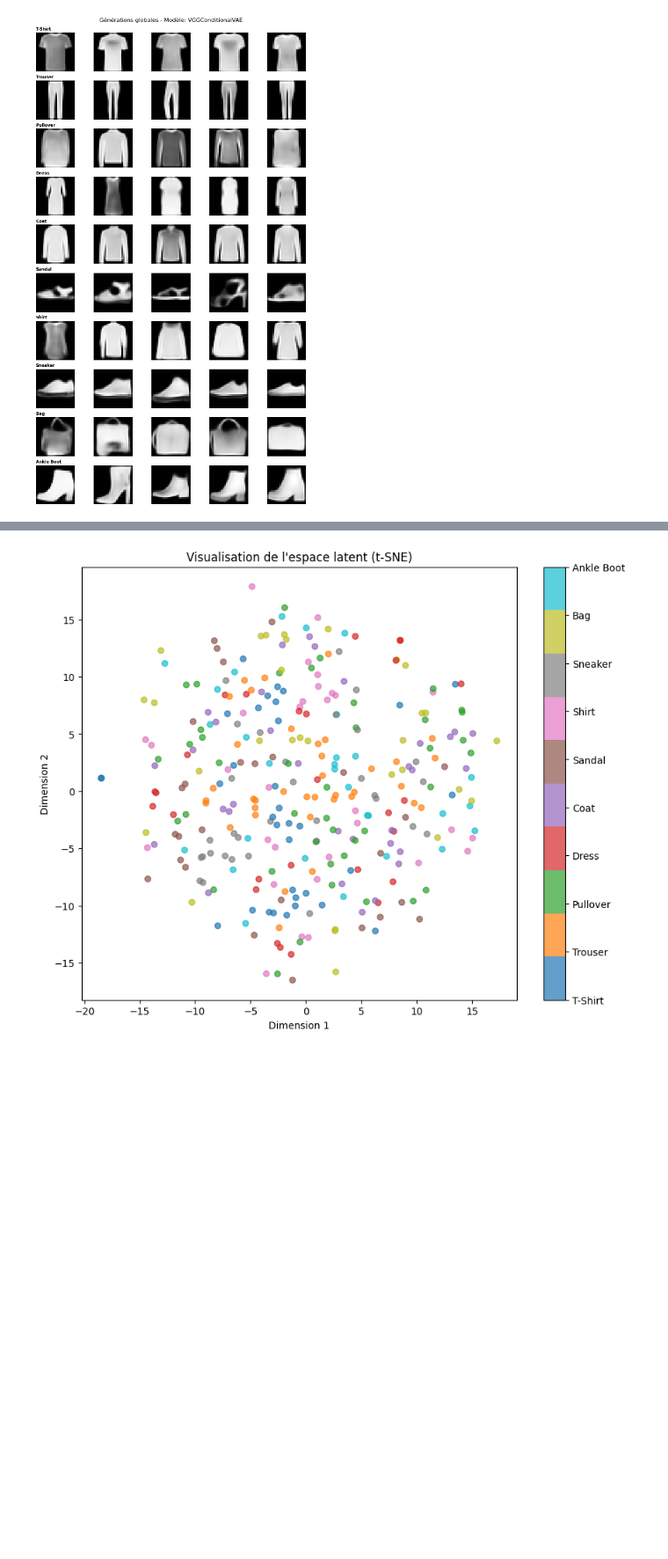
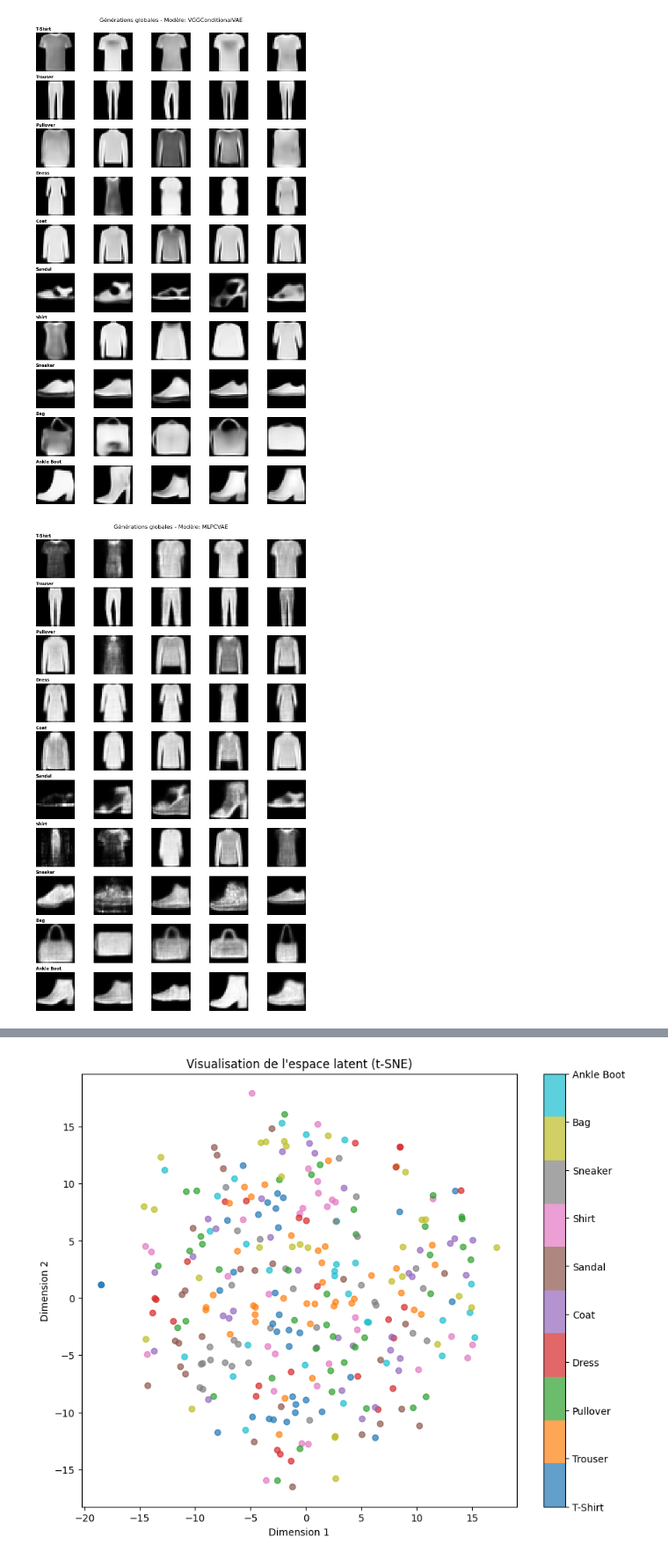
Before and after one commit to guillaume-joffre/project-hddl-segmentation, a Jupyter notebook: cvae.ipynb, the cells around one changed output, grey strips where cells are left out. Shown at 88% size. Saved outputs shown, nothing was run; the diff lists cells and outputs as text; code cells hidden in the pictures; blank space fills up the shorter version.

```diff
--- a/cvae.ipynb
+++ b/cvae.ipynb
@@ -572,5 +702,11 @@ generate_all_classes(model_simple)
 generate_all_classes(model_vgg)
 # %% [output]
 [figure]
+# %%
+LATENT_DIM = 64
+generate_all_classes(model_mlp)
+LATENT_DIM = 32
+# %% [output]
+[figure, added]
 # %% [markdown]
 Generated samples for each class seems relatively accurate. It doesn't seem that one model outperforms the other, so we can guess that for this type of input, the simple model is enough. Reconstructions are accurate from a shape perspective but the edges seems very noisy. Of course, the fact that images are 28*28 plays a huge role in that noisy effect : event the input images are a bit blur. Overall, it seems that the model perform well at generating two classes that are totally different. For instance, if the user want to generate a shoe (ankle boot, sneaker or sandal) the usr will get a shoe as output. But generating a particular shoe does not work so well (some ankle boot generations looks like some sneaker or some sandal generations).
```
Also changed, not shown: parts of 18 cells of this notebook, 1 other file.
